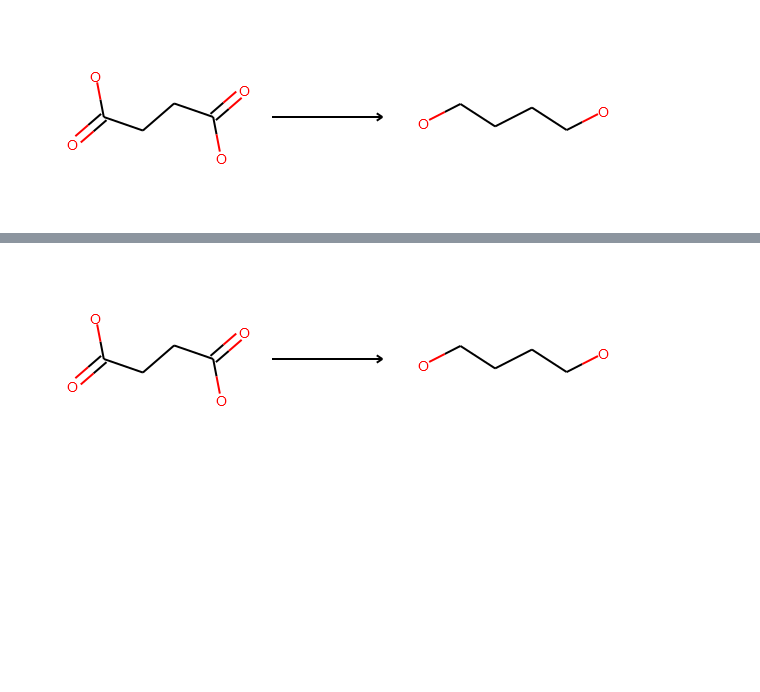
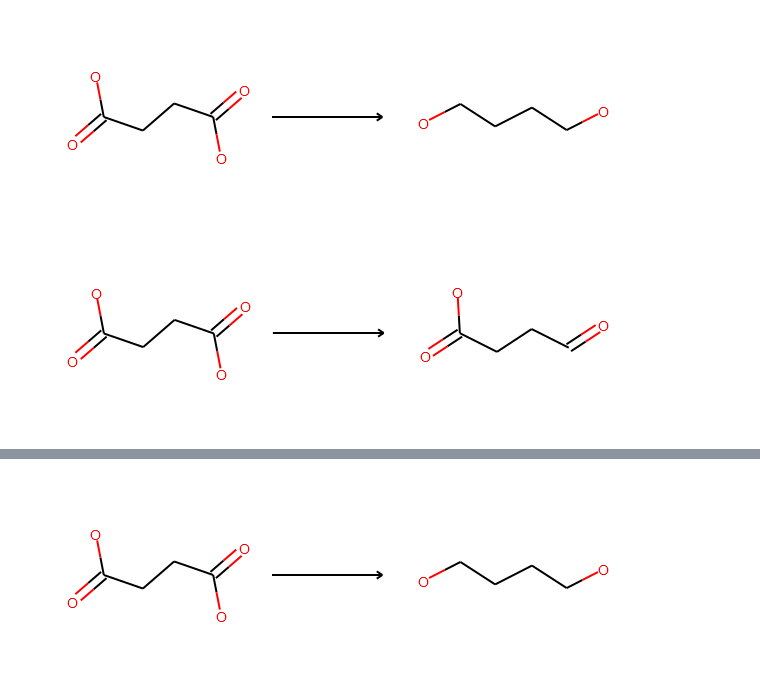
Before and after one commit to theicechol/metamoles, a Jupyter notebook: notebooks/Chemical_Visualization.ipynb, the cells around one changed output, grey strips where cells are left out. Saved outputs shown, nothing was run; the diff lists cells and outputs as text; code cells hidden in the pictures; blank space fills up the shorter version.

```diff
--- a/notebooks/Chemical_Visualization.ipynb
+++ b/notebooks/Chemical_Visualization.ipynb
@@ -139,3 +143,8 @@ smi_butanediol = 'C(CCO)CO'
 Draw_Rxn_1to1(smi_succinate, smi_butanediol)
 # %% [output]
 [figure]
+# %%
+smi_suc_semial = 'C(CC(=O)O)C=O'
+Draw_Rxn_1to1(succinate ,smi_suc_semial)
+# %% [output]
+[figure, added]
```
Also changed, not shown: parts of 3 cells of this notebook.
